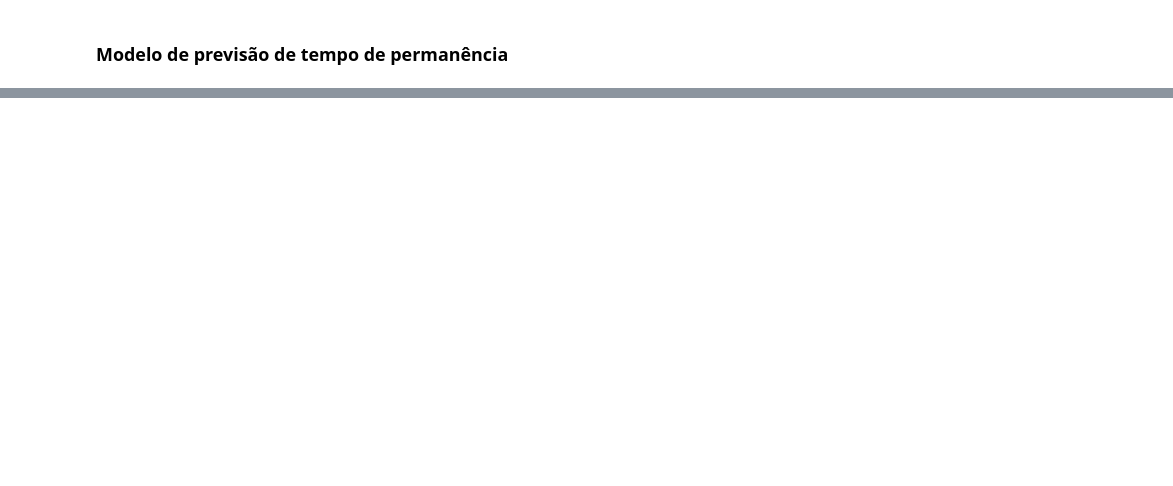
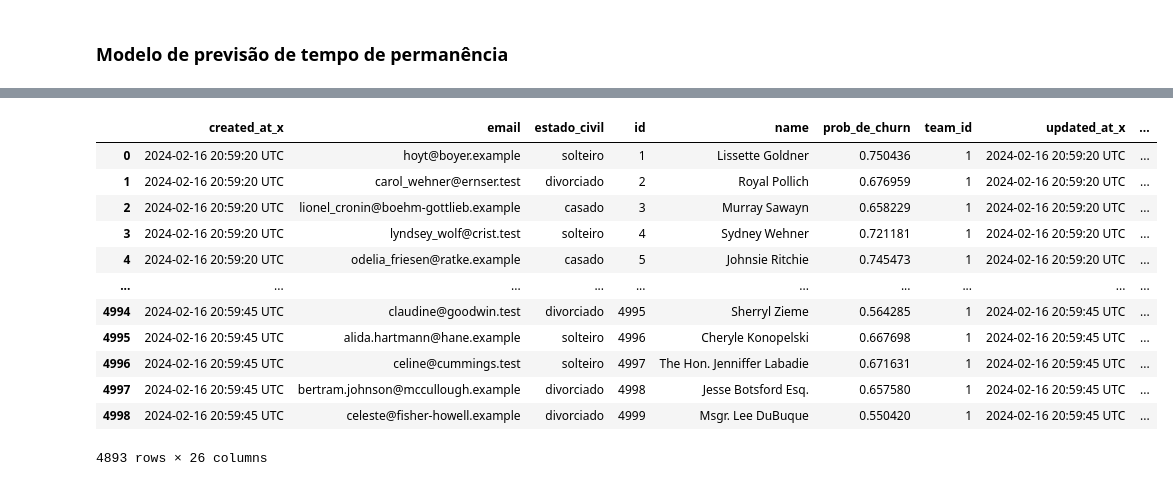
Before and after one commit to otaviovasc/ClubStay, a Jupyter notebook: Notebooks/workplace2.ipynb, the cells around one changed output, grey strips where cells are left out. Saved outputs shown, nothing was run; the diff lists cells and outputs as text; code cells hidden in the pictures; blank space fills up the shorter version.

Commit message:
predicted_data

```diff
--- a/Notebooks/workplace2.ipynb
+++ b/Notebooks/workplace2.ipynb
@@ -828,0 +680,11 @@ Resultado da função objetivo: 48816.141726339585
+# %%
+novos_dados['LTV'] = (novos_dados['tempo_de_assinatura']/10)*novos_dados['historico_de_preco_nos_planos']
+media_cac = 3
+desvio_padrao_percentual = 0.01
+desvio_padrao = media_cac * desvio_padrao_percentual
+np.random.seed(42)  # Para garantir reproducibilidade
+novos_dados['CAC'] = np.random.normal(loc=media_cac, scale=desvio_padrao, size=len(novos_dados))
+estatisticas_descritivas = novos_dados['tempo_de_assinatura'].describe()
+q3 = estatisticas_descritivas['75%']
+novos_dados['expected_payments'] = ((q3 - novos_dados['tempo_de_assinatura'])/10) *novos_dados['historico_de_preco_nos_planos']
+novos_dados['ROI'] = (novos_dados['LTV']-novos_dados['CAC'])/novos_dados['CAC']
@@ -828,0 +703,3 @@ Resultado da função objetivo: 48816.141726339585
+# %%
+colunas_nao_utilizadas = novos_dados.columns.difference(colunas_previsao)
+colunas_nao_utilizadas
@@ -828,0 +738,2 @@ Resultado da função objetivo: 48816.141726339585
+# %%
+novos_dados['prob_de_churn'] = modelo.predict_proba(novos_dados[colunas_previsao])[:, 1]
@@ -828,0 +756,2 @@ Resultado da função objetivo: 48816.141726339585
+# %%
+novos_dados = pd.concat([novos_dados[colunas_nao_utilizadas], novos_dados[colunas_previsao]], axis=1)
@@ -828,0 +770,16 @@ Resultado da função objetivo: 48816.141726339585
+# %%
+novos_dados[novos_dados['prob_de_churn']>0.5]
+# %% [output]
+|  | created_at_x | email | estado_civil | id | name | prob_de_churn | team_id | updated_at_x | ... |
+| 0 | 2024-02-16 20:59:20 UTC | hoyt@boyer.example | solteiro | 1 | Lissette Goldner | 0.750436 | 1 | 2024-02-16 20:59:20 UTC | ... |
+| 1 | 2024-02-16 20:59:20 UTC | carol_wehner@ernser.test | divorciado | 2 | Royal Pollich | 0.676959 | 1 | 2024-02-16 20:59:20 UTC | ... |
+| 2 | 2024-02-16 20:59:20 UTC | lionel_cronin@boehm-gottlieb.example | casado | 3 | Murray Sawayn | 0.658229 | 1 | 2024-02-16 20:59:20 UTC | ... |
+| 3 | 2024-02-16 20:59:20 UTC | lyndsey_wolf@crist.test | solteiro | 4 | Sydney Wehner | 0.721181 | 1 | 2024-02-16 20:59:20 UTC | ... |
+| 4 | 2024-02-16 20:59:20 UTC | odelia_friesen@ratke.example | casado | 5 | Johnsie Ritchie | 0.745473 | 1 | 2024-02-16 20:59:20 UTC | ... |
+| ... | ... | ... | ... | ... | ... | ... | ... | ... | ... |
+| 4994 | 2024-02-16 20:59:45 UTC | claudine@goodwin.test | divorciado | 4995 | Sherryl Zieme | 0.564285 | 1 | 2024-02-16 20:59:45 UTC | ... |
+| 4995 | 2024-02-16 20:59:45 UTC | alida.hartmann@hane.example | solteiro | 4996 | Cheryle Konopelski | 0.667698 | 1 | 2024-02-16 20:59:45 UTC | ... |
+| 4996 | 2024-02-16 20:59:45 UTC | celine@cummings.test | solteiro | 4997 | The Hon. Jenniffer Labadie | 0.671631 | 1 | 2024-02-16 20:59:45 UTC | ... |
+| 4997 | 2024-02-16 20:59:45 UTC | bertram.johnson@mccullough.example | divorciado | 4998 | Jesse Botsford Esq. | 0.657580 | 1 | 2024-02-16 20:59:45 UTC | ... |
+| 4998 | 2024-02-16 20:59:45 UTC | celeste@fisher-howell.example | divorciado | 4999 | Msgr. Lee DuBuque | 0.550420 | 1 | 2024-02-16 20:59:45 UTC | ... |
+4893 rows × 26 columns
```
Also changed, not shown: parts of 48 cells of this notebook, 3 other files.
